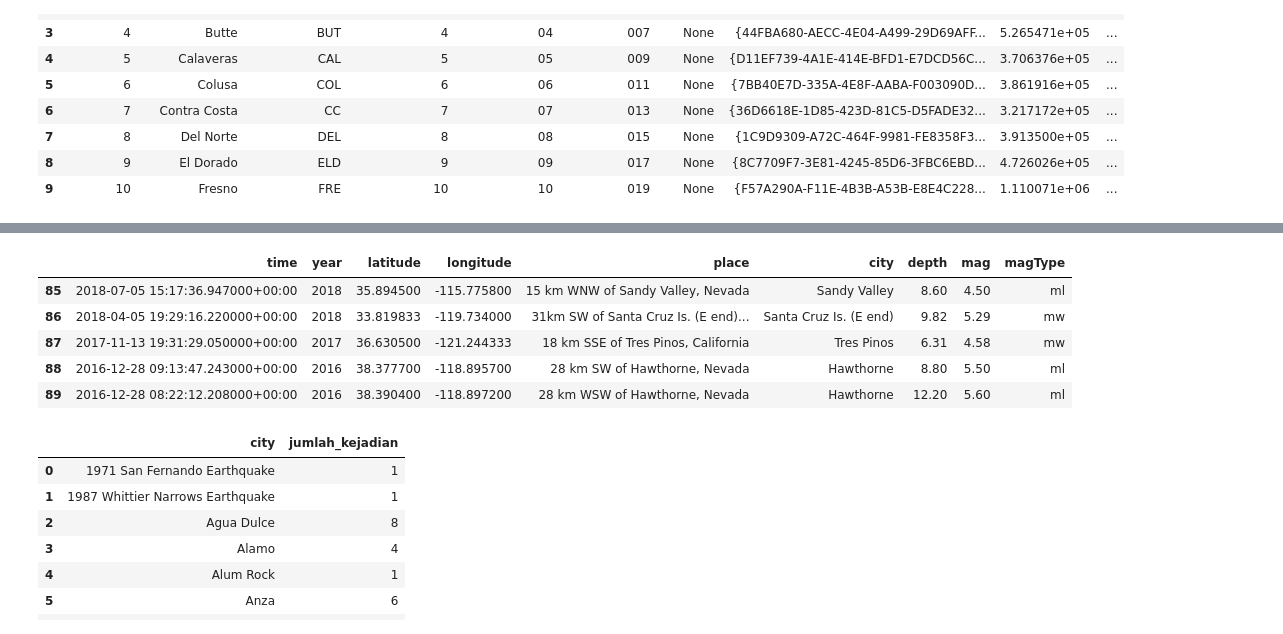
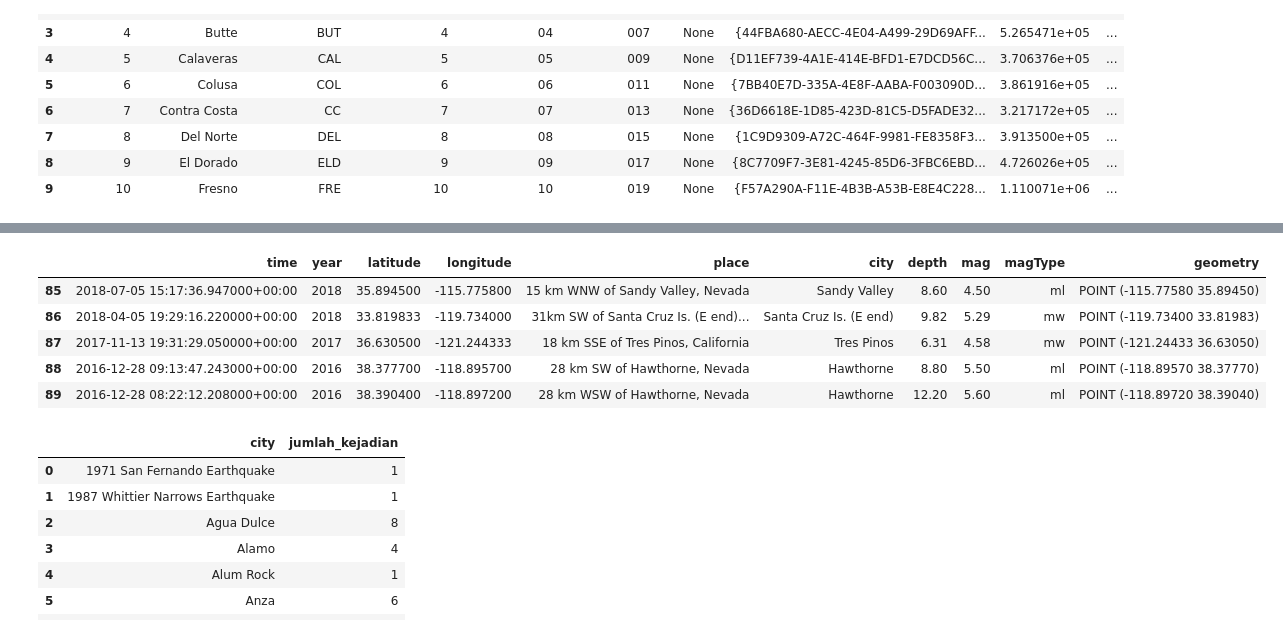
Before and after one commit to arifadli/Exploratory-Spatial-Data-Analysis, a Jupyter notebook: Earthquake Research/ESDA - Earthquake California.ipynb, the cells around one changed output, grey strips where cells are left out. Cells and saved outputs as stored; diff of their text form; code cells hidden in the pictures.

```diff
--- a/Earthquake Research/ESDA - Earthquake California.ipynb
+++ b/Earthquake Research/ESDA - Earthquake California.ipynb
@@ -98,31 +95,47 @@ WARNING:fiona.ogrext:Expecting property name enclosed in double quotes: line 1 c
+# %%
+# importing libraries
+import pandas as pd # Reading csv file
+from shapely.geometry import Point # Shapely for converting latitude/longtitude to geometry
+import geopandas as gpd # To create GeodataFrame
+
+# Baca dataset
+dataset = "https://raw.githubusercontent.com/arifadli/DatasetRepository/main/Disertation/California/usgs_california_1952_2022.csv"
+df = pd.read_csv(dataset)
+
+# creating a geometry column
+geometry = [Point(xy) for xy in zip(df['longitude'], df['latitude'])]
+
+# Coordinate reference system : WGS84
+crs = {'init': 'epsg:4326'}
+
+# Creating a Geographic data frame
+gdf = gpd.GeoDataFrame(df, crs=crs, geometry=geometry)
+
+gdf.head(10)
+
+df=gdf
 # %%
-import pandas as pd
-
-# Baca dataset
-dataset = "https://raw.githubusercontent.com/arifadli/DatasetRepository/main/Disertation/California/usgs_california_1952_2022.csv"
-df = pd.read_csv(dataset)
-
 # Konversi kolom 'time' ke format datetime
 df['time'] = pd.to_datetime(df['time'])
 
 # Seleksi data hanya untuk tahun 1968 - 2018
 df_selected = df[(df['time'].dt.year >= 1968) & (df['time'].dt.year <= 2018)].copy()
 
 # Memperbarui kolom 'city' dengan menggunakan .loc
 df_selected['city'] = df_selected['place'].str.split(',').str[0].str.split('of').str[-1].str.strip()
 
 df_selected['year'] = df_selected['time'].dt.year
 
 # Mengambil hanya kolom yang diinginkan
-df_selected = df_selected[['time','year' , 'latitude', 'longitude', 'place', 'city','depth', 'mag', 'magType']]
+df_selected = df_selected[['time','year' , 'latitude', 'longitude', 'place', 'city','depth', 'mag', 'magType','geometry']]
 df_selected.head()
 # %% [output]
-|  | time | year | latitude | longitude | place | city | depth | mag | magType |
-| 85 | 2018-07-05 15:17:36.947000+00:00 | 2018 | 35.894500 | -115.775800 | 15 km WNW of Sandy Valley, Nevada | Sandy Valley | 8.60 | 4.50 | ml |
-| 86 | 2018-04-05 19:29:16.220000+00:00 | 2018 | 33.819833 | -119.734000 | 31km SW of Santa Cruz Is. (E end)... | Santa Cruz Is. (E end) | 9.82 | 5.29 | mw |
-| 87 | 2017-11-13 19:31:29.050000+00:00 | 2017 | 36.630500 | -121.244333 | 18 km SSE of Tres Pinos, California | Tres Pinos | 6.31 | 4.58 | mw |
-| 88 | 2016-12-28 09:13:47.243000+00:00 | 2016 | 38.377700 | -118.895700 | 28 km SW of Hawthorne, Nevada | Hawthorne | 8.80 | 5.50 | ml |
-| 89 | 2016-12-28 08:22:12.208000+00:00 | 2016 | 38.390400 | -118.897200 | 28 km WSW of Hawthorne, Nevada | Hawthorne | 12.20 | 5.60 | ml |
+|  | time | year | latitude | longitude | place | city | depth | mag | magType | geometry |
+| 85 | 2018-07-05 15:17:36.947000+00:00 | 2018 | 35.894500 | -115.775800 | 15 km WNW of Sandy Valley, Nevada | Sandy Valley | 8.60 | 4.50 | ml | POINT (-115.77580 35.89450) |
+| 86 | 2018-04-05 19:29:16.220000+00:00 | 2018 | 33.819833 | -119.734000 | 31km SW of Santa Cruz Is. (E end)... | Santa Cruz Is. (E end) | 9.82 | 5.29 | mw | POINT (-119.73400 33.81983) |
+| 87 | 2017-11-13 19:31:29.050000+00:00 | 2017 | 36.630500 | -121.244333 | 18 km SSE of Tres Pinos, California | Tres Pinos | 6.31 | 4.58 | mw | POINT (-121.24433 36.63050) |
+| 88 | 2016-12-28 09:13:47.243000+00:00 | 2016 | 38.377700 | -118.895700 | 28 km SW of Hawthorne, Nevada | Hawthorne | 8.80 | 5.50 | ml | POINT (-118.89570 38.37770) |
+| 89 | 2016-12-28 08:22:12.208000+00:00 | 2016 | 38.390400 | -118.897200 | 28 km WSW of Hawthorne, Nevada | Hawthorne | 12.20 | 5.60 | ml | POINT (-118.89720 38.39040) |
 # %%
 # Kelompokkan data berdasarkan longitude dan latitude, kemudian hitung jumlah kejadian gempa di setiap kelompok
 gempa_by_location = df_selected.groupby('city').size().reset_index(name='jumlah_kejadian')
```
Also changed, not shown: parts of 14 cells of this notebook, 4 other files.
